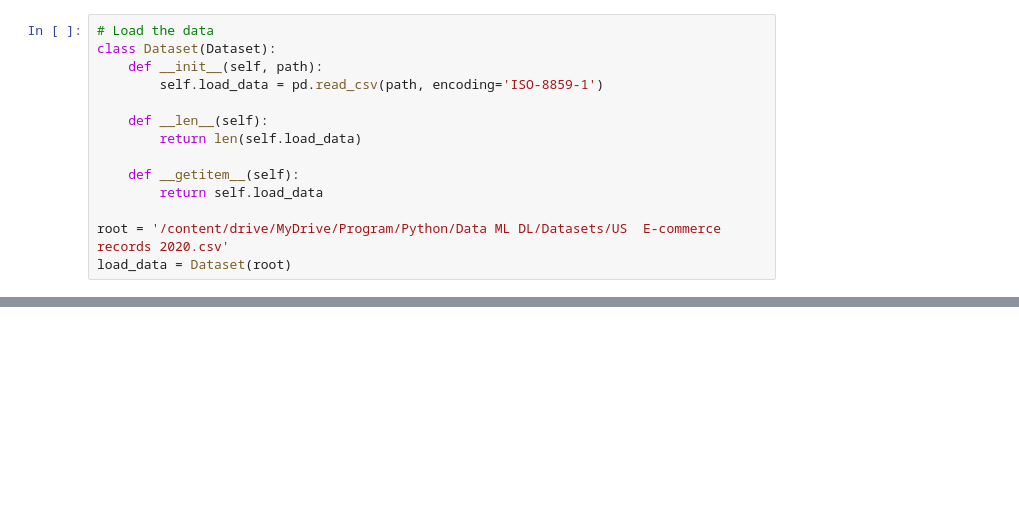
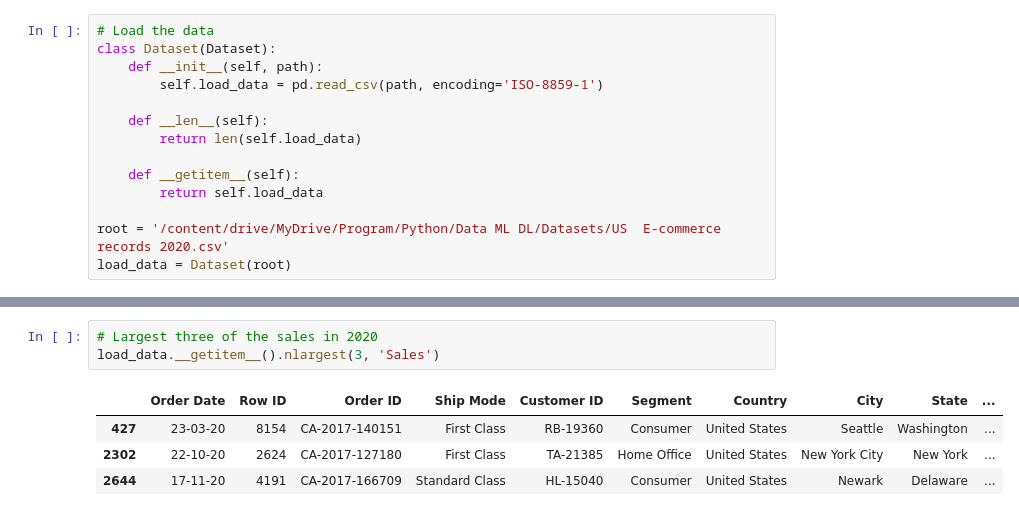
Before and after one commit to mhrdp/python-lab, a Jupyter notebook: Data ML DL/US_Ecommerce_Sales_2020_data.ipynb, the cells around one changed output, grey strips where cells are left out. Cells and saved outputs as stored; diff of their text form; blank space fills up the shorter version.

```diff
--- a/Data ML DL/US_Ecommerce_Sales_2020_data.ipynb
+++ b/Data ML DL/US_Ecommerce_Sales_2020_data.ipynb
@@ -251,0 +97,8 @@ plt.show()
+# %%
+# Largest three of the sales in 2020
+load_data.__getitem__().nlargest(3, 'Sales')
+# %% [output]
+|  | Order Date | Row ID | Order ID | Ship Mode | Customer ID | Segment | Country | City | State | ... |
+| 427 | 23-03-20 | 8154 | CA-2017-140151 | First Class | RB-19360 | Consumer | United States | Seattle | Washington | ... |
+| 2302 | 22-10-20 | 2624 | CA-2017-127180 | First Class | TA-21385 | Home Office | United States | New York City | New York | ... |
+| 2644 | 17-11-20 | 4191 | CA-2017-166709 | Standard Class | HL-15040 | Consumer | United States | Newark | Delaware | ... |
```
Also changed, not shown: parts of 26 cells of this notebook.
